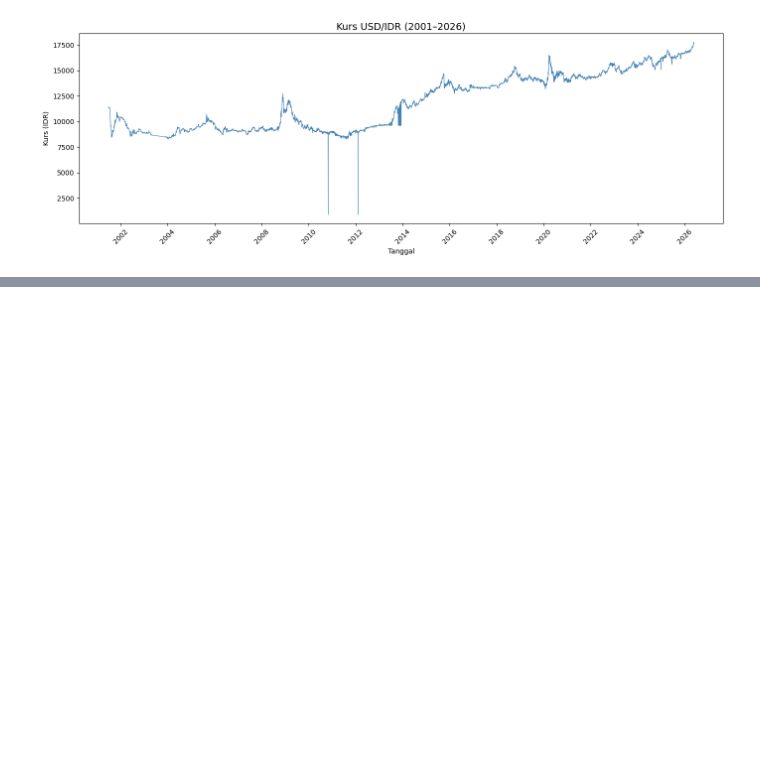
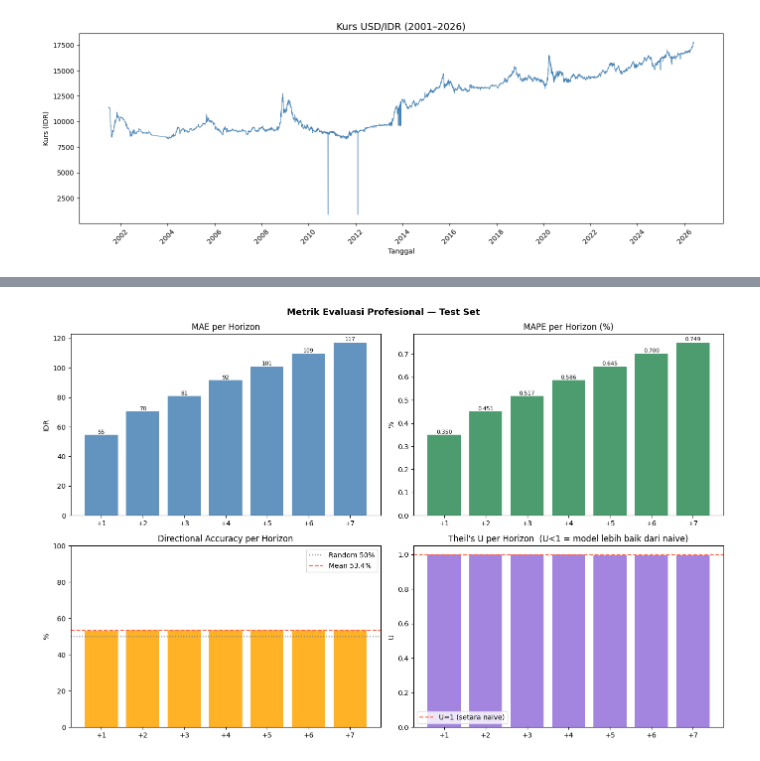
Before and after one commit to KullyanHubbard/sentiment-analysis-lstm, a Jupyter notebook: kurs_rupiah.ipynb, the cells around one changed output, grey strips where cells are left out. Drawn from its saved outputs; the diff is of its cells as text; code cells hidden in the pictures; blank space fills up the shorter version.

```diff
--- a/kurs_rupiah.ipynb
+++ b/kurs_rupiah.ipynb
@@ -199,0 +578,91 @@ plt.show()
+# %%
+# ============================================================
+# Cell 6b — Metrik evaluasi profesional
+# Tambahan setelah Cell 6.
+# Butuh: y_pred_price, y_true_price, y_pred_diff, y_true_diff,
+#        start_prices, per_day_mae, per_day_rmse (dari Cell 6)
+# ============================================================
+
+# ── MAPE per horizon ──────────────────────────────────────────────────────────
+mape_per_day = np.mean(
+    np.abs((y_true_price - y_pred_price) / y_true_price) * 100,
+    axis=0
+)
+
+# ── Directional Accuracy per horizon ─────────────────────────────────────────
+# Arah harian: sign dari close_diff yang diprediksi vs aktual
+da_per_day = np.mean(
+    np.sign(y_pred_diff) == np.sign(y_true_diff),
+    axis=0
+) * 100  # shape (HORIZON,)
+
+# ── Theil's U per horizon ─────────────────────────────────────────────────────
+# Naive = random walk: prediksi harga = harga terakhir (start_prices)
+# U < 1: lebih baik dari naive | U = 1: setara | U > 1: lebih buruk
+naive_price  = np.repeat(start_prices[:, None], HORIZON, axis=1)
+theil_u_days = []
+for h in range(HORIZON):
+    m_rmse = np.sqrt(np.mean((y_pred_price[:, h] - y_true_price[:, h]) ** 2))
+    n_rmse = np.sqrt(np.mean((naive_price[:, h]  - y_true_price[:, h]) ** 2))
+    theil_u_days.append(float(m_rmse / (n_rmse + 1e-10)))
+
+theil_u_mean = float(np.mean(theil_u_days))  # disimpan untuk Cell 7b
+
+# ── DataFrame ringkasan per horizon ──────────────────────────────────────────
+metrics_pro = pd.DataFrame({
+    'Day'         : [f'+{i+1}' for i in range(HORIZON)],
+    'MAE (IDR)'   : np.round(per_day_mae,  2),
+    'RMSE (IDR)'  : np.round(per_day_rmse, 2),
+    'MAPE (%)'    : np.round(mape_per_day, 3),
+    'Dir Acc (%)' : np.round(da_per_day,   1),
+    "Theil's U"   : np.round(theil_u_days, 4),
+})
+print("=== Metrik Evaluasi Profesional — Test Set ===")
+print(metrics_pro.to_string(index=False))
+
+u_label = ('Lebih baik dari naive ✓' if theil_u_mean < 1
+           else 'Setara naive' if abs(theil_u_mean - 1) < 0.01
+           else 'Lebih buruk dari naive ✗')
+print("\n=== Ringkasan ===")
+print(pd.DataFrame({
+    'Metrik'       : ['MAE rata-rata', 'MAPE rata-rata',
+                      'Dir Acc rata-rata', "Theil's U rata-rata"],
+    'Nilai'        : [f"{mae:.2f} IDR", f"{mape_per_day.mean():.3f}%",
+                      f"{da_per_day.mean():.1f}%", f"{theil_u_mean:.4f}"],
+    'Interpretasi' : ['Error IDR rata-rata',
+                      'Error relatif terhadap harga aktual',
+                      'Ketepatan arah (up/down) harian',
+                      f"{u_label}  (U<1=baik, U=1=setara naive, U>1=buruk)"],
+}).to_string(index=False))
+
+# ── Plot 2×2 ──────────────────────────────────────────────────────────────────
+day_labels = [f'+{i+1}' for i in range(HORIZON)]
+fig, axes  = plt.subplots(2, 2, figsize=(14, 9))
+
+axes[0, 0].bar(day_labels, per_day_mae,  color='steelblue',    alpha=0.85)
+axes[0, 0].set_title('MAE per Horizon'); axes[0, 0].set_ylabel('IDR')
+for i, v in enumerate(per_day_mae):
+    axes[0, 0].text(i, v * 1.01, f'{v:.0f}', ha='center', fontsize=8)
+
+axes[0, 1].bar(day_labels, mape_per_day, color='seagreen',     alpha=0.85)
+axes[0, 1].set_title('MAPE per Horizon (%)'); axes[0, 1].set_ylabel('%')
+for i, v in enumerate(mape_per_day):
+    axes[0, 1].text(i, v * 1.01, f'{v:.3f}', ha='center', fontsize=8)
+
+axes[1, 0].bar(day_labels, da_per_day,   color='orange',       alpha=0.85)
+axes[1, 0].axhline(50, color='gray', linestyle=':', label='Random 50%')
+axes[1, 0].axhline(da_per_day.mean(), color='tomato', linestyle='--',
+                   label=f'Mean {da_per_day.mean():.1f}%')
+axes[1, 0].set_title('Directional Accuracy per Horizon')
+axes[1, 0].set_ylabel('%'); axes[1, 0].set_ylim(0, 100); axes[1, 0].legend()
+
+axes[1, 1].bar(day_labels, theil_u_days, color='mediumpurple', alpha=0.85)
+axes[1, 1].axhline(1.0, color='tomato', linestyle='--', label="U=1 (setara naive)")
+axes[1, 1].set_title("Theil's U per Horizon  (U<1 = model lebih baik dari naive)")
+axes[1, 1].set_ylabel('U'); axes[1, 1].legend()
+
+plt.suptitle("Metrik Evaluasi Profesional — Test Set", fontweight='bold', fontsize=13)
+plt.tight_layout()
+plt.savefig(os.path.join(RESULT_DIR, f'{RUN_TS}_metrics_professional.png'), dpi=150)
+plt.show()
+# %% [output]
@@ -200 +685,2 @@ plt.show()
+[figure, added]
 # %%
```
Also changed, not shown: parts of 13 cells of this notebook, 35 other files.
